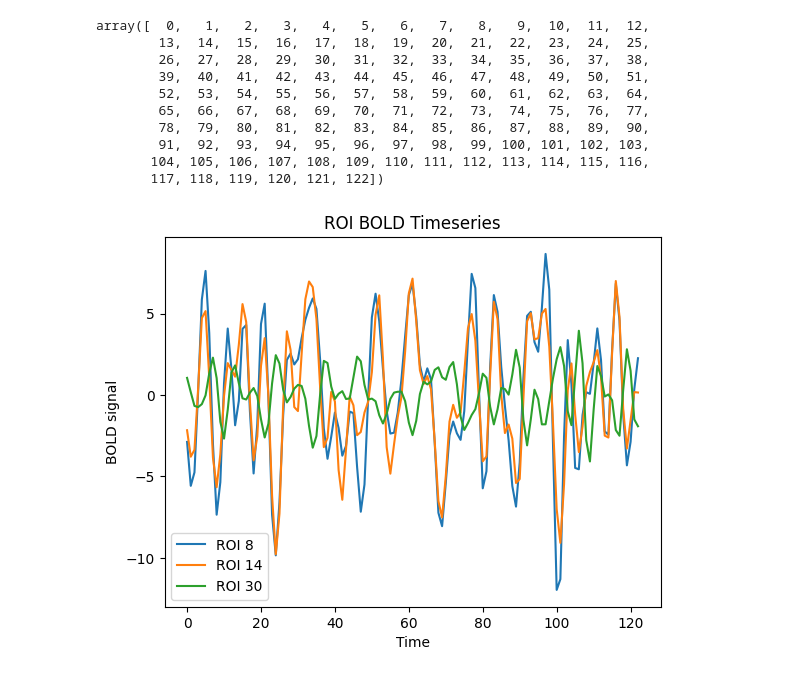
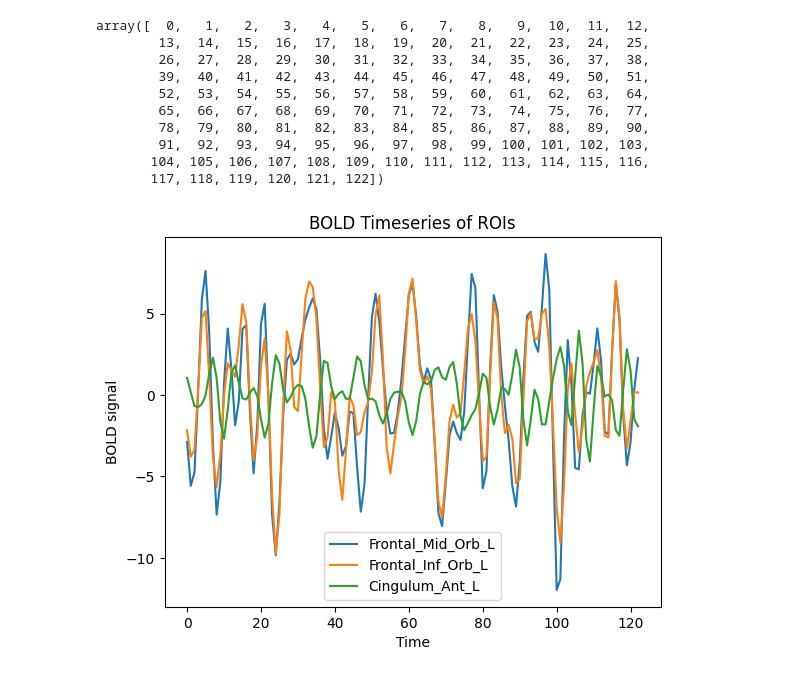
Before and after one commit to keanelekenns/brain-network-classification, a Jupyter notebook: scripts/process_abide_files.ipynb, the cells around one changed output. Cells and saved outputs as stored; diff of their text form; code cells hidden in the pictures.

Commit message:
fixed file path and updated BOLD timeseries diagram to use brain atlas labels

```diff
--- a/scripts/process_abide_files.ipynb
+++ b/scripts/process_abide_files.ipynb
@@ -4,8 +4,8 @@ import numpy as np
 import matplotlib.pyplot as plt
 import os
 # %%
-ABIDE_FILE_NAME = "../data/ABIDE/timeseries_filt_global/children/asd/KKI_0050794_rois_aal.1D"
-CORR_FILE_NAME = "../data/generated_filt_global/pearson_corr_raw/children/asd/KKI_0050794_rois_aal.1D"
+ABIDE_FILE_NAME = "../data/ABIDE/timeseries_filt_global/male/asd/KKI_0050794_rois_aal.1D"
+CORR_FILE_NAME = "../data/generated_filt_global/pearson_corr_raw/male/asd/KKI_0050794_rois_aal.1D"
 # %%
 def abide_file_to_numpy(filepath):
 
@@ -87,10 +60,10 @@ array([  0,   1,   2,   3,   4,   5,   6,   7,   8,   9,  10,  11,  12,
 # %%
 plt.clf()
 plt.plot(x, abide_array[:, [row, large_corr_col, small_corr_col]])
 plt.xlabel("Time")
 plt.ylabel("BOLD signal")
-plt.legend([f"ROI {row}", f"ROI {large_corr_col}", f"ROI {small_corr_col}"])
-plt.title("ROI BOLD Timeseries")
+plt.legend([f"Frontal_Mid_Orb_L", f"Frontal_Inf_Orb_L", f"Cingulum_Ant_L"])
+plt.title("BOLD Timeseries of ROIs")
 plt.show()
 # %% [output]
-[figure, old version]
+[figure, new version]
```
Also changed, not shown: parts of 4 cells of this notebook, 2 other files.
